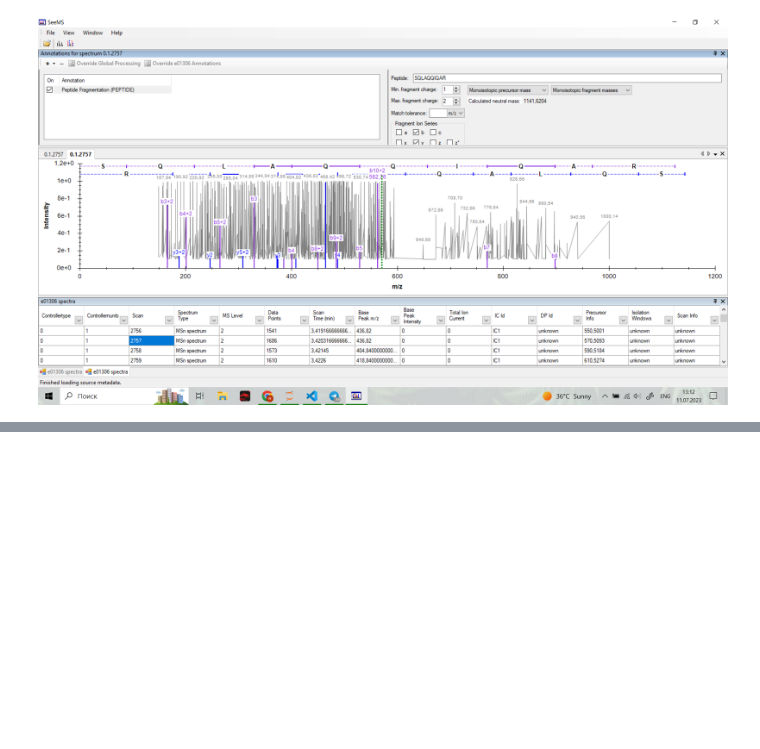
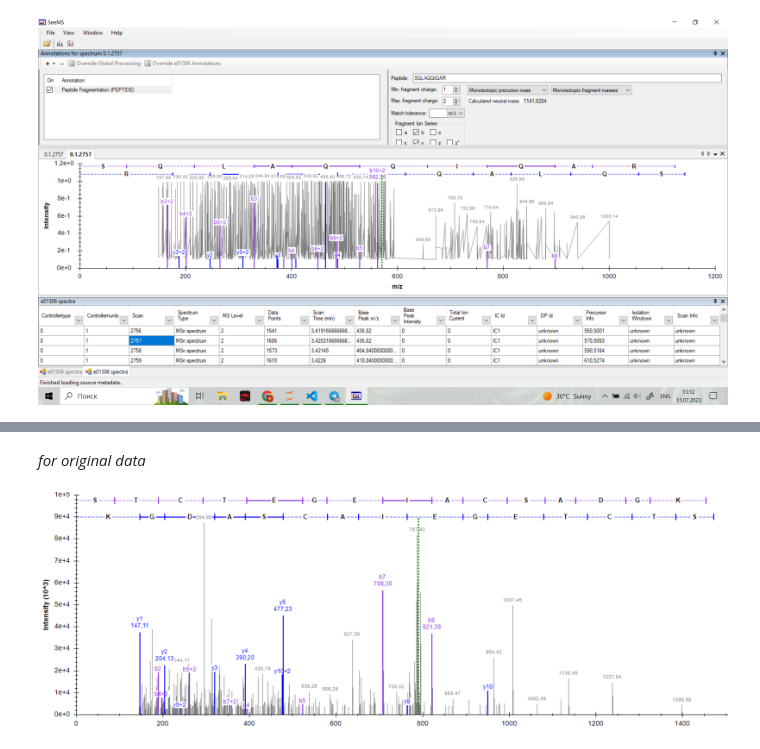
Before and after one commit to aupoderni/DIA, a Jupyter notebook: Peak_annotation.ipynb, the cells around one changed output, grey strips where cells are left out. Saved outputs shown, nothing was run; the diff lists cells and outputs as text; code cells hidden in the pictures; blank space fills up the shorter version.

```diff
--- a/Peak_annotation.ipynb
+++ b/Peak_annotation.ipynb
@@ -43,0 +54,7 @@ display(peak_ann_origianl)
+# %% [markdown]
+*for original data*
+# %%
+learning_curve = Image.open(r"c:\\Users\poder\lab\DIA_plot\peak_annot_orig.png")
+display(learning_curve)
+# %% [output]
+[figure, added]
```
Also changed, not shown: parts of 5 cells of this notebook.
